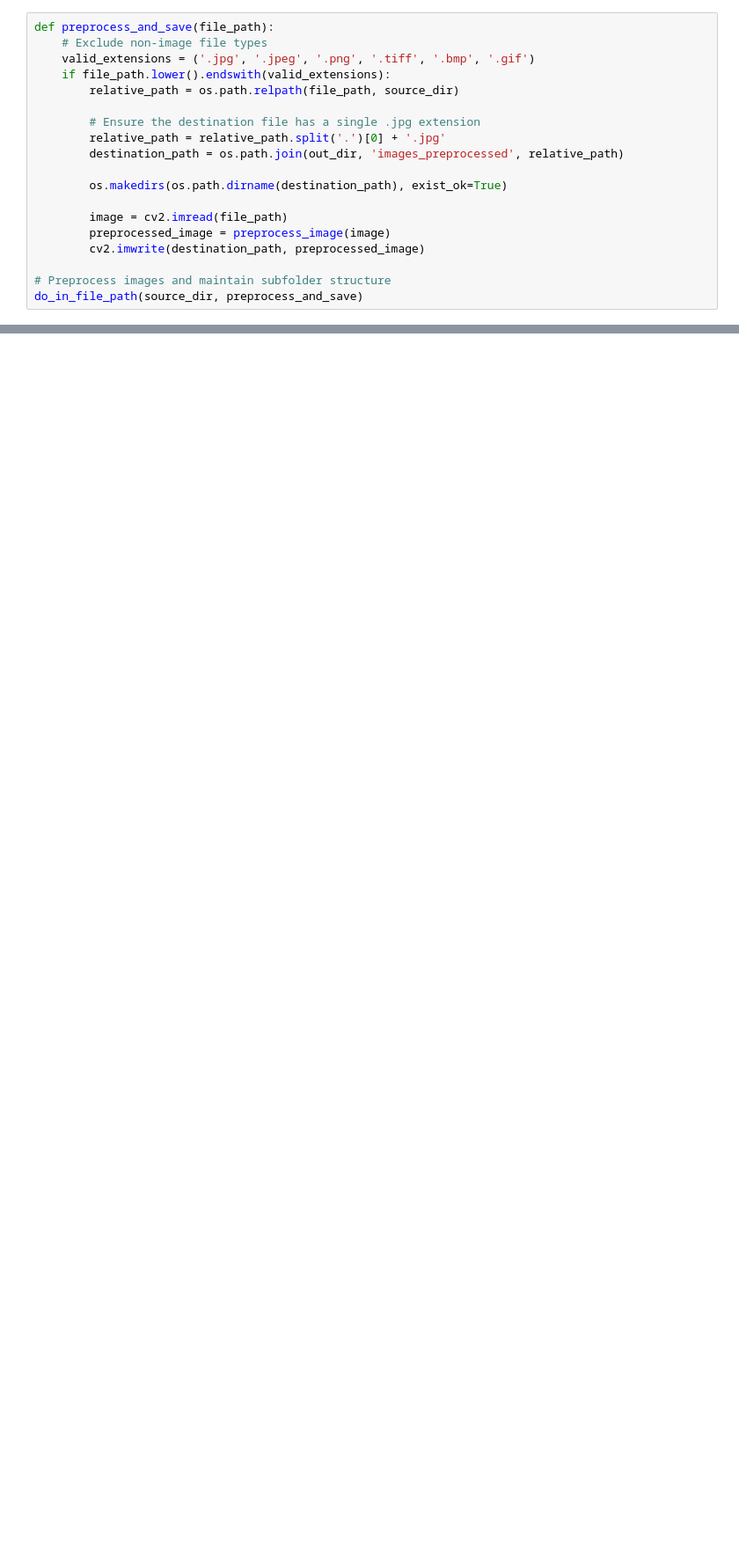
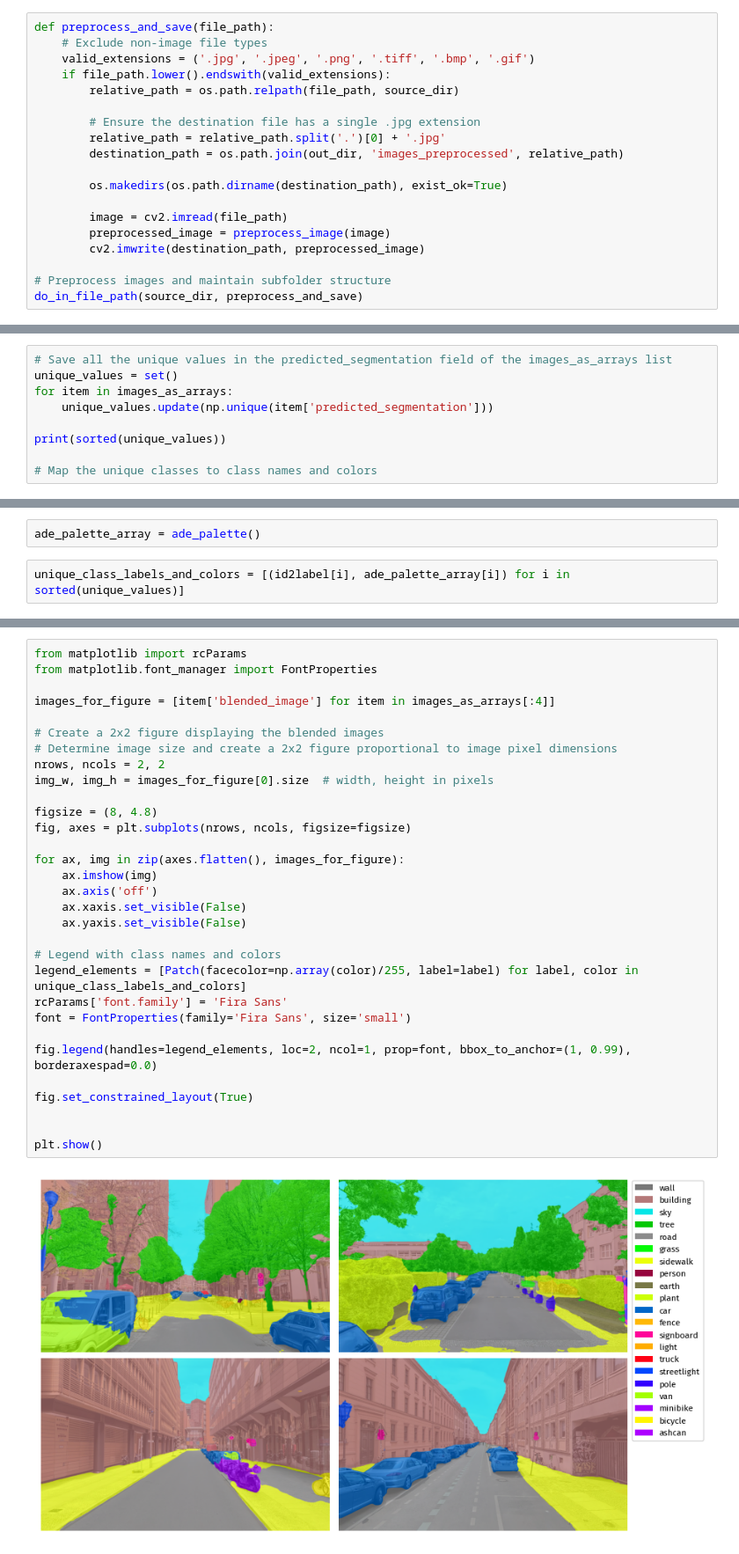
Before and after one commit to BeMoBIL/perception2appraisal_analyses, a Jupyter notebook: segmentation.ipynb, the cells around one changed output, grey strips where cells are left out. Shown at 88% size. Saved outputs shown, nothing was run; the diff lists cells and outputs as text; blank space fills up the shorter version.

```diff
--- a/segmentation.ipynb
+++ b/segmentation.ipynb
@@ -87,0 +397,9 @@ df_images_as_arrays.to_pickle(f'{out_dir}/segmentation_results.pickle')
+# %%
+# Save all the unique values in the predicted_segmentation field of the images_as_arrays list
+unique_values = set()
+for item in images_as_arrays:
+    unique_values.update(np.unique(item['predicted_segmentation']))
+
+print(sorted(unique_values))
+
+# Map the unique classes to class names and colors
@@ -87,0 +408,4 @@ df_images_as_arrays.to_pickle(f'{out_dir}/segmentation_results.pickle')
+# %%
+ade_palette_array = ade_palette()
+# %%
+unique_class_labels_and_colors = [(id2label[i], ade_palette_array[i]) for i in sorted(unique_values)]
@@ -87,0 +415,33 @@ df_images_as_arrays.to_pickle(f'{out_dir}/segmentation_results.pickle')
+# %%
+from matplotlib import rcParams
+from matplotlib.font_manager import FontProperties
+
+images_for_figure = [item['blended_image'] for item in images_as_arrays[:4]]
+
+# Create a 2x2 figure displaying the blended images
+# Determine image size and create a 2x2 figure proportional to image pixel dimensions
+nrows, ncols = 2, 2
+img_w, img_h = images_for_figure[0].size  # width, height in pixels
+
+figsize = (8, 4.8)
+fig, axes = plt.subplots(nrows, ncols, figsize=figsize)
+
+for ax, img in zip(axes.flatten(), images_for_figure):
+    ax.imshow(img)
+    ax.axis('off')
+    ax.xaxis.set_visible(False)
+    ax.yaxis.set_visible(False)
+
+# Legend with class names and colors
+legend_elements = [Patch(facecolor=np.array(color)/255, label=label) for label, color in unique_class_labels_and_colors]
+rcParams['font.family'] = 'Fira Sans'
+font = FontProperties(family='Fira Sans', size='small')
+
+fig.legend(handles=legend_elements, loc=2, ncol=1, prop=font, bbox_to_anchor=(1, 0.99), borderaxespad=0.0)
+
+fig.set_constrained_layout(True)
+
+
+plt.show()
+# %% [output]
+[figure, added]
```
Also changed, not shown: parts of 12 cells of this notebook, 1 other file.
